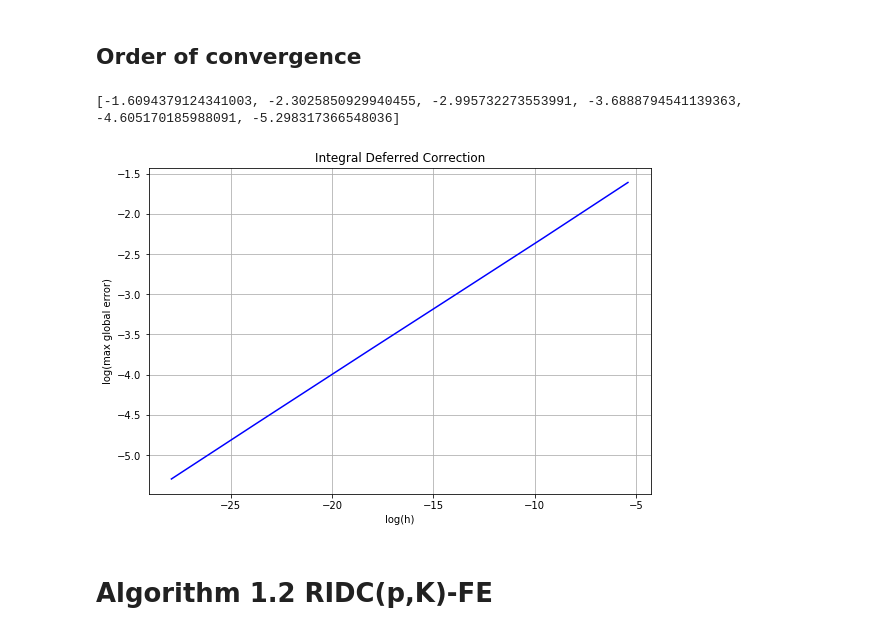
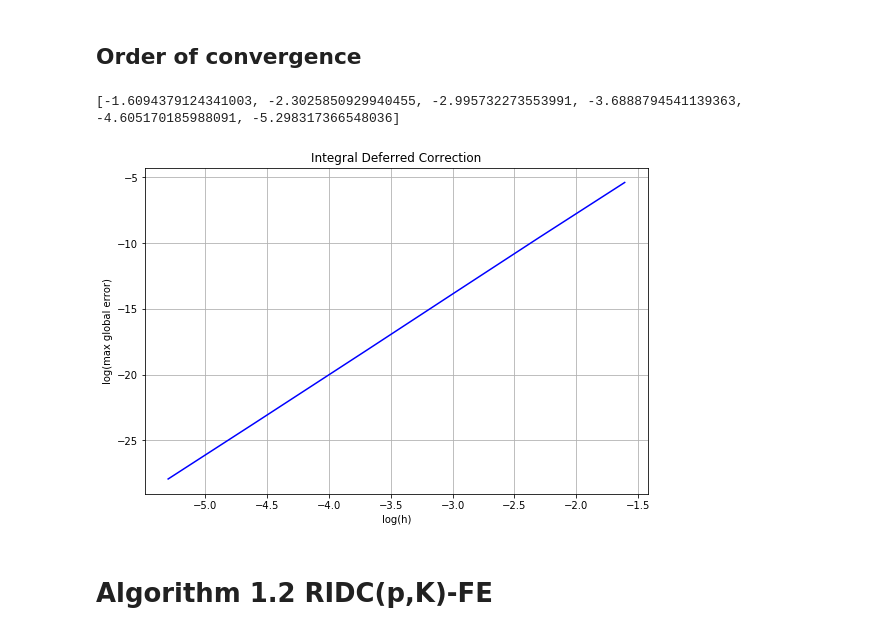
Before and after one commit to turbulencelover/time-integration-solvers, a Jupyter notebook: SolversPY.ipynb, the cells around one changed output. Cells and saved outputs as stored; diff of their text form; code cells hidden in the pictures.

```diff
--- a/SolversPY.ipynb
+++ b/SolversPY.ipynb
@@ -150,28 +157,28 @@ plt.legend(['y_true', 'y_pred'])
 # %%
 errors = []
 h_sizes = []
 
 for i in [6,11,21,41,101,201]:
     t = np.linspace(0, 2, i)
     y_pred = idc_fe(0,2,1,i-1,6, dy_dt)
     h_sizes.append(1/(i-1))
     error = [abs(y_pred[j] - y(t[j])) for j in range(i)]
     errors.append(max(error))
 
 log_errors = [np.log(i) for i in errors]
 log_hs = [np.log(i) for i in h_sizes]
 print(log_hs)
 
 fig, ax = plt.subplots(1, 1, figsize=(9, 6))
-plt.plot(log_errors, log_hs, 'b-', markersize=2)
+plt.plot(log_hs, log_errors, 'b-', markersize=2)
 plt.grid()
 plt.xlabel('log(h)')
 plt.ylabel(r'log(max global error)')
 plt.title('Integral Deferred Correction')
 plt.show()
 # %% [output]
 [-1.6094379124341003, -2.3025850929940455, -2.995732273553991, -3.6888794541139363, -4.605170185988091, -5.298317366548036]
-[figure, old version]
+[figure, new version]
 # %% [markdown]
 # Algorithm 1.2 RIDC(p,K)-FE
 # %%
```
Also changed, not shown: parts of 16 cells of this notebook.
